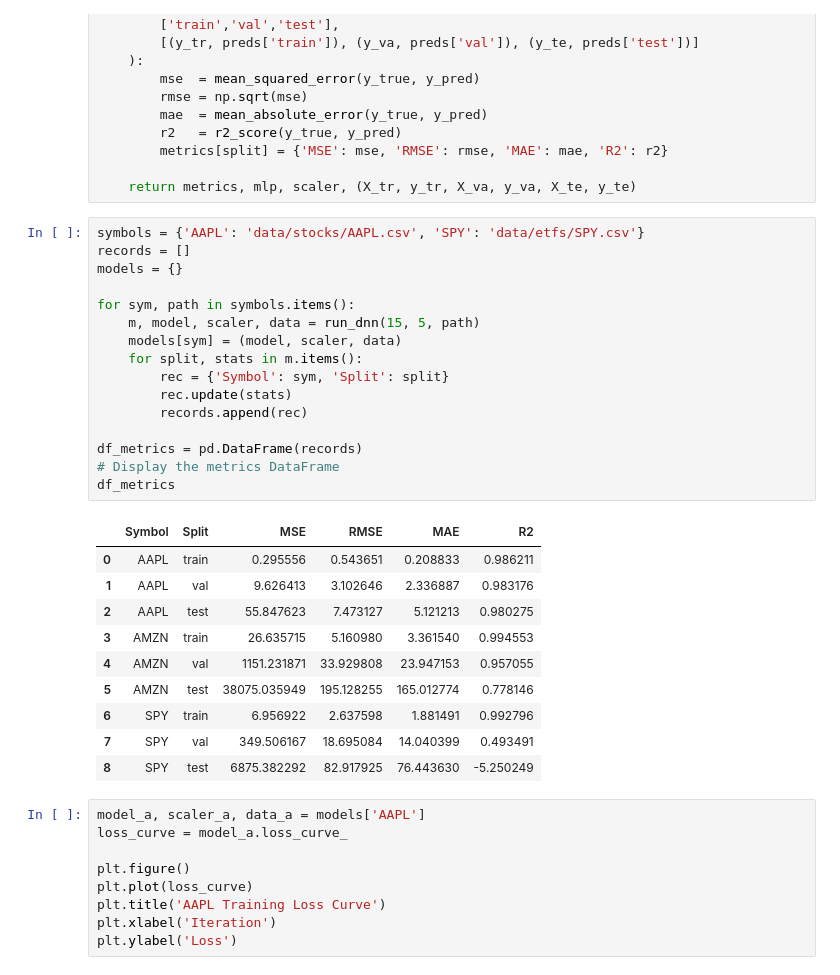
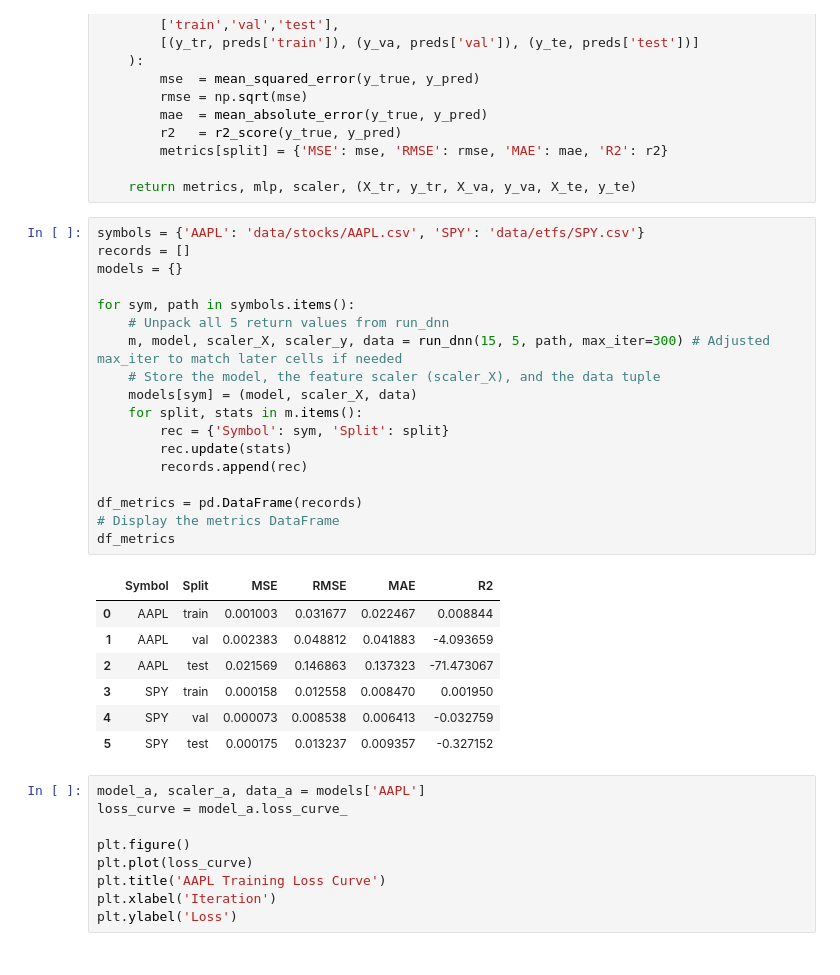
Before and after one commit to adamgj3030/Stock_Prediction, a Jupyter notebook: dnn_stock_forecast.ipynb, the cells around one changed output. Saved outputs shown, nothing was run; the diff lists cells and outputs as text.

```diff
--- a/dnn_stock_forecast.ipynb
+++ b/dnn_stock_forecast.ipynb
@@ -104,30 +83,29 @@ def run_dnn(lag, forecast, csv_file,
 # %%
 symbols = {'AAPL': 'data/stocks/AAPL.csv', 'SPY': 'data/etfs/SPY.csv'}
 records = []
 models = {}
 
 for sym, path in symbols.items():
-    m, model, scaler, data = run_dnn(15, 5, path)
-    models[sym] = (model, scaler, data)
+    # Unpack all 5 return values from run_dnn
+    m, model, scaler_X, scaler_y, data = run_dnn(15, 5, path, max_iter=300) # Adjusted max_iter to match later cells if needed
+    # Store the model, the feature scaler (scaler_X), and the data tuple
+    models[sym] = (model, scaler_X, data)
     for split, stats in m.items():
         rec = {'Symbol': sym, 'Split': split}
         rec.update(stats)
         records.append(rec)
 
 df_metrics = pd.DataFrame(records)
 # Display the metrics DataFrame
 df_metrics
 # %% [output]
 |  | Symbol | Split | MSE | RMSE | MAE | R2 |
-| 0 | AAPL | train | 0.295556 | 0.543651 | 0.208833 | 0.986211 |
-| 1 | AAPL | val | 9.626413 | 3.102646 | 2.336887 | 0.983176 |
-| 2 | AAPL | test | 55.847623 | 7.473127 | 5.121213 | 0.980275 |
-| 3 | AMZN | train | 26.635715 | 5.160980 | 3.361540 | 0.994553 |
-| 4 | AMZN | val | 1151.231871 | 33.929808 | 23.947153 | 0.957055 |
-| 5 | AMZN | test | 38075.035949 | 195.128255 | 165.012774 | 0.778146 |
-| 6 | SPY | train | 6.956922 | 2.637598 | 1.881491 | 0.992796 |
-| 7 | SPY | val | 349.506167 | 18.695084 | 14.040399 | 0.493491 |
-| 8 | SPY | test | 6875.382292 | 82.917925 | 76.443630 | -5.250249 |
+| 0 | AAPL | train | 0.001003 | 0.031677 | 0.022467 | 0.008844 |
+| 1 | AAPL | val | 0.002383 | 0.048812 | 0.041883 | -4.093659 |
+| 2 | AAPL | test | 0.021569 | 0.146863 | 0.137323 | -71.473067 |
+| 3 | SPY | train | 0.000158 | 0.012558 | 0.008470 | 0.001950 |
+| 4 | SPY | val | 0.000073 | 0.008538 | 0.006413 | -0.032759 |
+| 5 | SPY | test | 0.000175 | 0.013237 | 0.009357 | -0.327152 |
 # %%
 model_a, scaler_a, data_a = models['AAPL']
 loss_curve = model_a.loss_curve_
```
Also changed, not shown: parts of 2 cells of this notebook.
